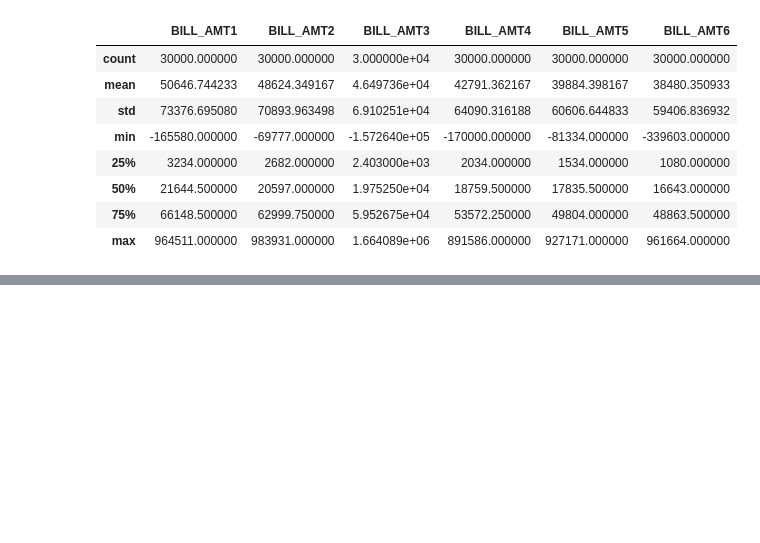
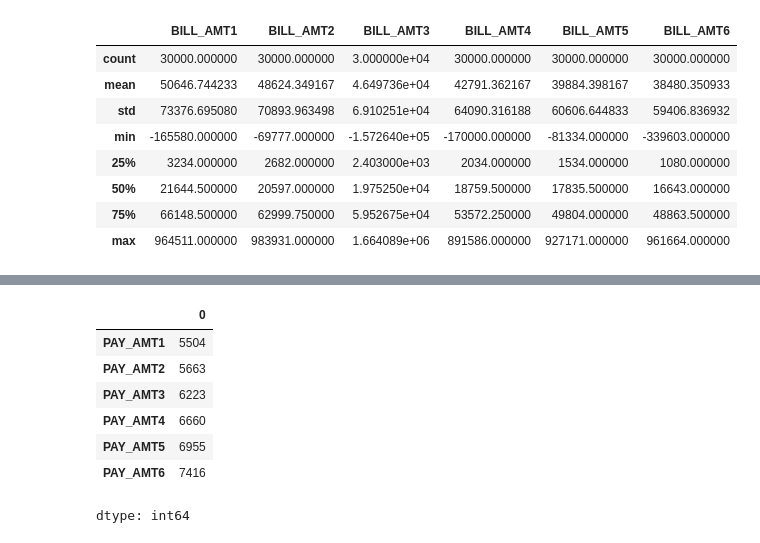
Before and after one commit to euaninhagoess/Analise-dados, a Jupyter notebook: GoogleColabAnaClara.ipynb, the cells around one changed output, grey strips where cells are left out. Drawn from its saved outputs; the diff is of its cells as text; code cells hidden in the pictures; blank space fills up the shorter version.

```diff
--- a/GoogleColabAnaClara.ipynb
+++ b/GoogleColabAnaClara.ipynb
@@ -167,0 +207,11 @@ import matplotlib.pyplot as plt
+# %%
+(df[colunas_feitas] == 0).sum()
+# %% [output]
+|  | 0 |
+| PAY_AMT1 | 5504 |
+| PAY_AMT2 | 5663 |
+| PAY_AMT3 | 6223 |
+| PAY_AMT4 | 6660 |
+| PAY_AMT5 | 6955 |
+| PAY_AMT6 | 7416 |
+dtype: int64
```
Also changed, not shown: parts of 13 cells of this notebook.
